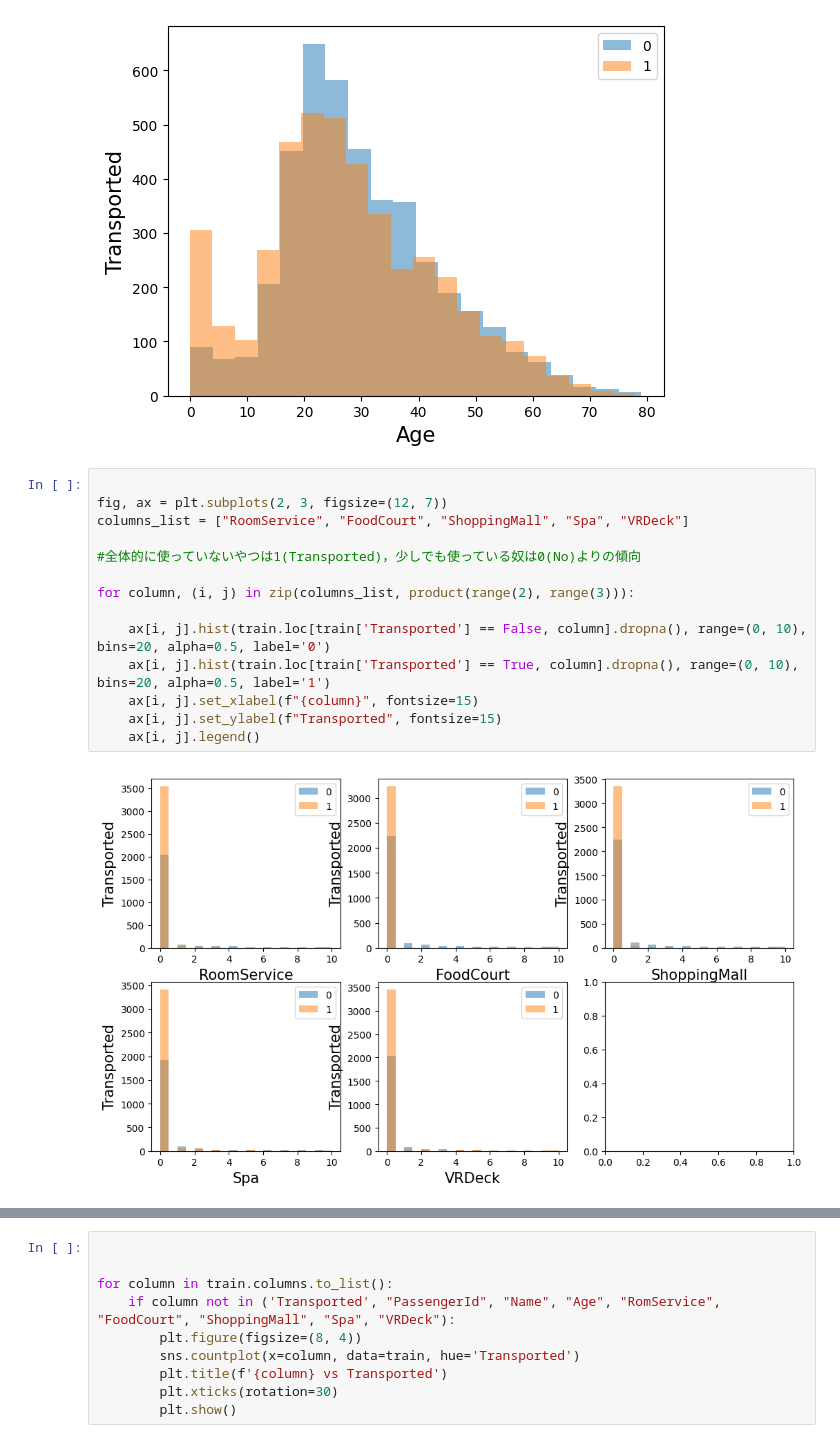
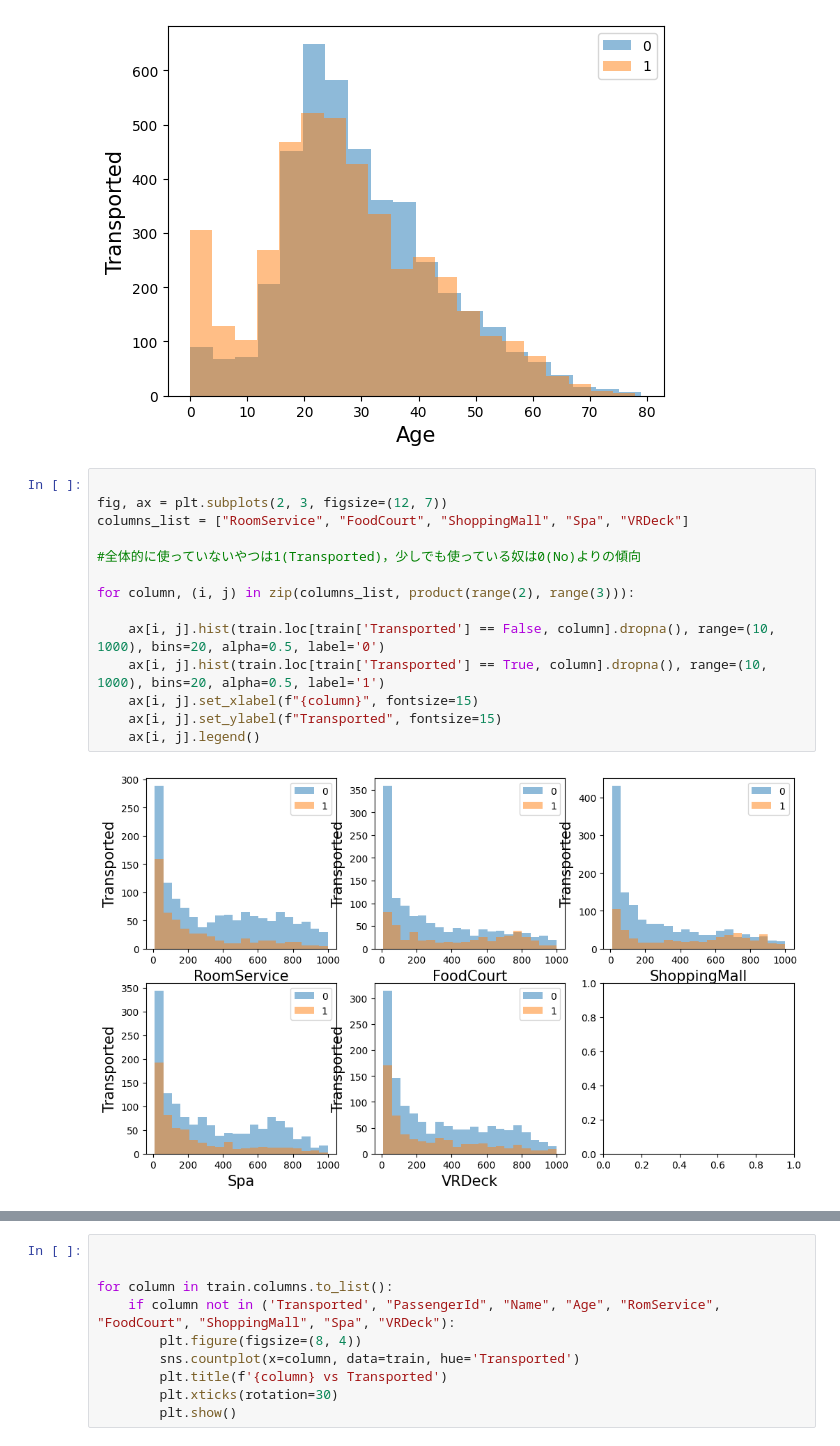
Before and after one commit to hiromu-dundee/Kaggle-Practice, a Jupyter notebook: Spaceship-Titanic/analysis.ipynb, the cells around one changed output, grey strips where cells are left out. Cells and saved outputs as stored; diff of their text form.

```diff
--- a/Spaceship-Titanic/analysis.ipynb
+++ b/Spaceship-Titanic/analysis.ipynb
@@ -37,16 +37,16 @@ plt.legend()
 # %%
 
 fig, ax = plt.subplots(2, 3, figsize=(12, 7))
 columns_list = ["RoomService", "FoodCourt", "ShoppingMall", "Spa", "VRDeck"]
 
 #全体的に使っていないやつは1(Transported)，少しでも使っている奴は0(No)よりの傾向
 
 for column, (i, j) in zip(columns_list, product(range(2), range(3))):
 
-    ax[i, j].hist(train.loc[train['Transported'] == False, column].dropna(), range=(0, 10), bins=20, alpha=0.5, label='0')
-    ax[i, j].hist(train.loc[train['Transported'] == True, column].dropna(), range=(0, 10), bins=20, alpha=0.5, label='1')
+    ax[i, j].hist(train.loc[train['Transported'] == False, column].dropna(), range=(10, 1000), bins=20, alpha=0.5, label='0')
+    ax[i, j].hist(train.loc[train['Transported'] == True, column].dropna(), range=(10, 1000), bins=20, alpha=0.5, label='1')
     ax[i, j].set_xlabel(f"{column}", fontsize=15)
     ax[i, j].set_ylabel(f"Transported", fontsize=15)
     ax[i, j].legend()
 # %% [output]
-[figure, old version]
+[figure, new version]
```
Also changed, not shown: parts of 2 cells of this notebook, 2 other files.
